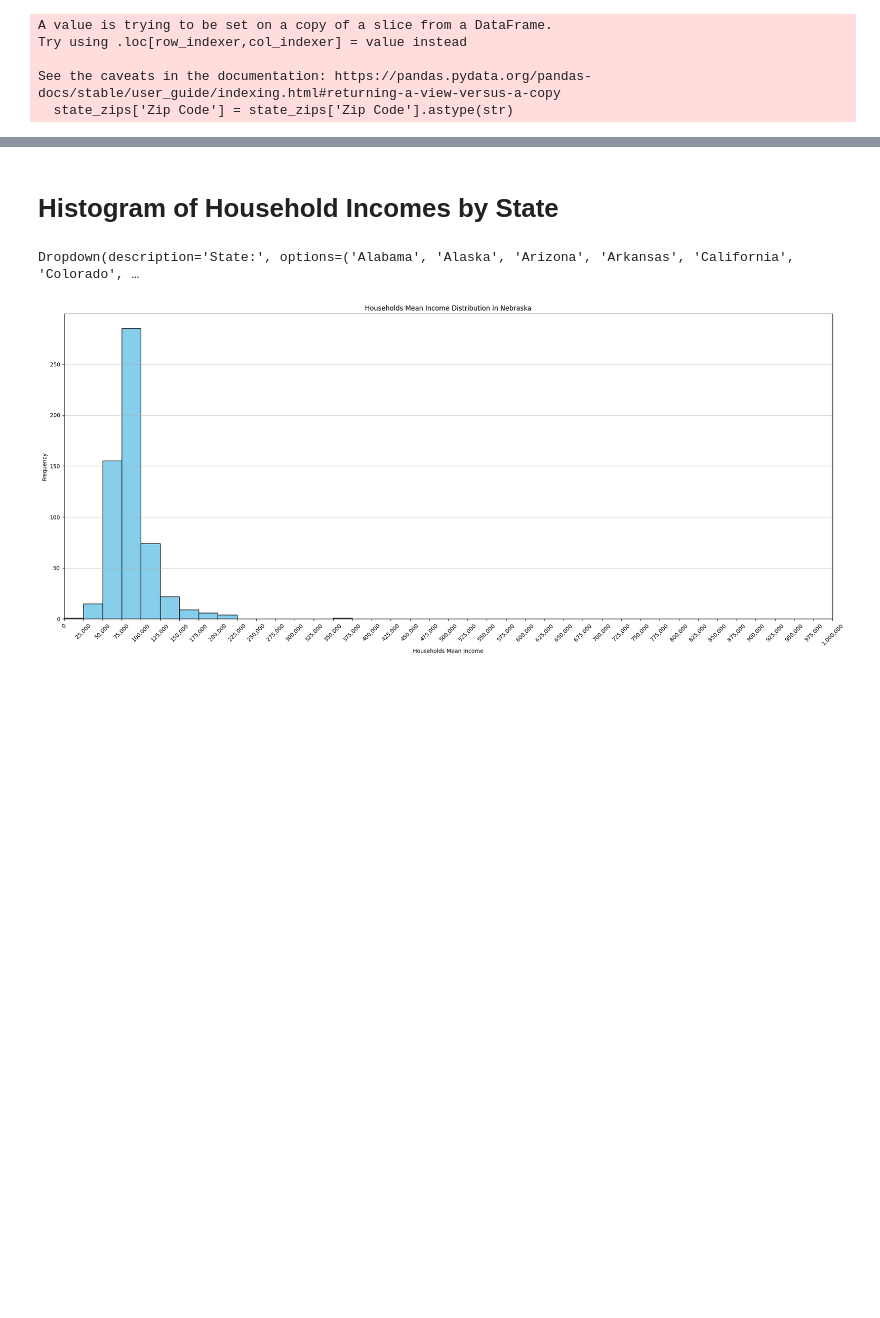
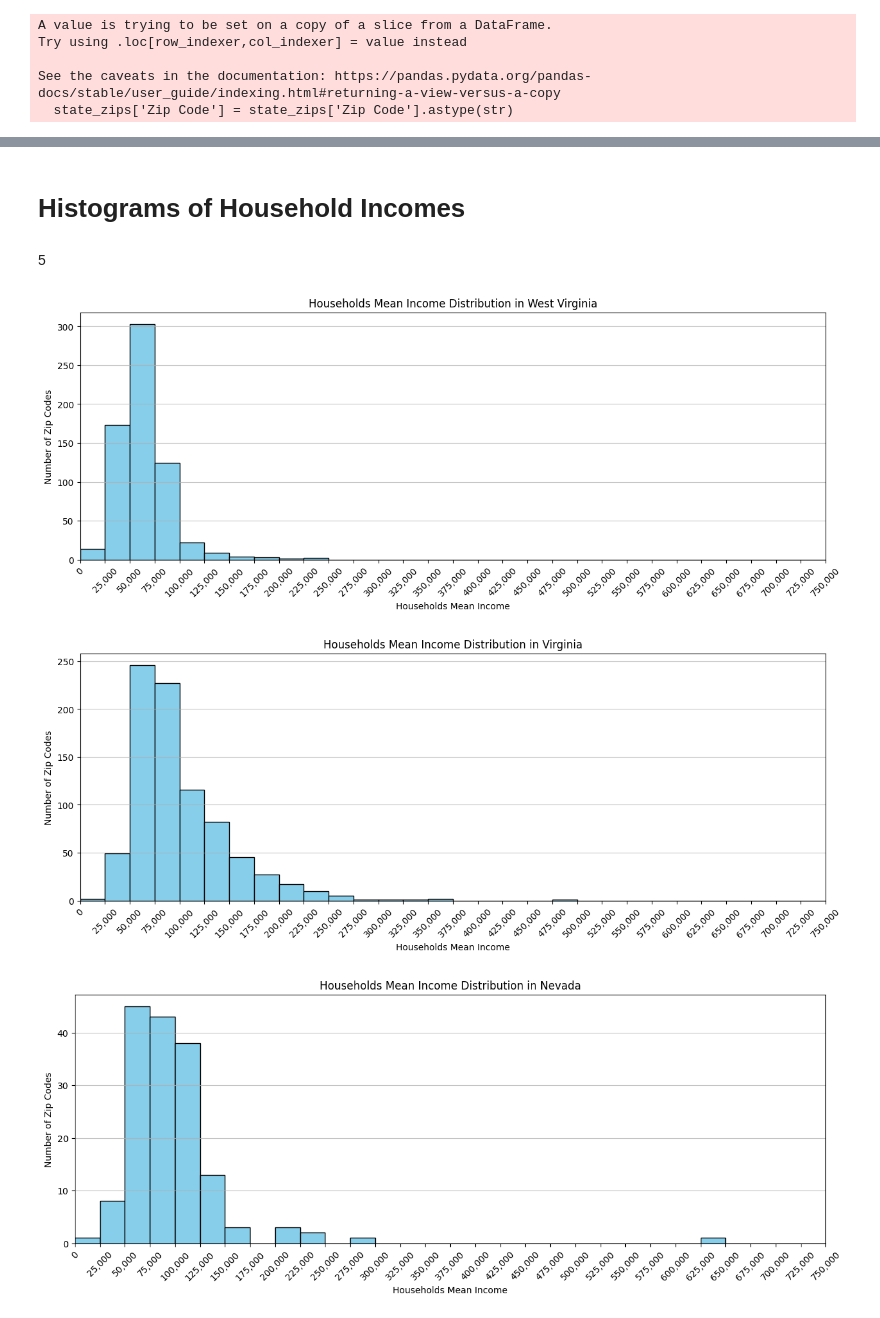
Before and after one commit to anuvrat-umich/siads_milestone1, a Jupyter notebook: data_visualization.ipynb, the cells around one changed output, grey strips where cells are left out. Drawn from its saved outputs; the diff is of its cells as text; code cells hidden in the pictures; blank space fills up the shorter version.

```diff
--- a/data_visualization.ipynb
+++ b/data_visualization.ipynb
@@ -113,5 +160,5 @@ data_merged = data_merged.sort_values(by=['Official State Name'])
 # %% [markdown]
-# Histogram of Household Incomes by State
+# Histograms of Household Incomes
 # %%
 # Define bin edges
 bin_edges = np.arange(0, 1000000 + 25000, 25000)  # +30000 to include the upper edge
@@ -121,40 +168,31 @@ def plot_histogram_for_state_with_bins(state_name):
     filtered_data = data_merged[data_merged['Official State Name'] == state_name]
 
     # Plotting the histogram with predefined bins
-    plt.figure(figsize=(25, 10))
+    plt.figure(figsize=(15, 5))
     plt.hist(filtered_data['Households Mean Income'], bins=bin_edges, color='skyblue', edgecolor='black')
     plt.title(f'Households Mean Income Distribution in {state_name}')
     plt.xlabel('Households Mean Income')
-    plt.ylabel('Frequency')
+    plt.ylabel('Number of Zip Codes')
     plt.grid(axis='y', alpha=0.75)
 
     # Rotate x-axis ticks for better readability
     plt.xticks(bin_edges, rotation=45)
 
     # Adding a x-axis limit to make the plot neater
-    plt.xlim(0, 1000000)
+    plt.xlim(0, 750000)
 
     # Set x-axis tick formatting to plain style (no scientific notation)
     plt.gca().xaxis.set_major_formatter(ticker.StrMethodFormatter('{x:,.0f}'))
 
 
     plt.show()
-# %%
-# Create the dropdown widget
-state_dropdown = widgets.Dropdown(
-    options=data_merged['Official State Name'].unique(),
-    description='State:',
-)
-
-# Event handler for when the dropdown value changes
-def on_state_selected(change):
-    plt.close('all')  # Close the existing plot to prevent overlap
-    plot_histogram_for_state_with_bins(change.new)
-
-state_dropdown.observe(on_state_selected, names='value')
-
-# Display the dropdown
-display(state_dropdown)
-# %% [output]
-Dropdown(description='State:', options=('Alabama', 'Alaska', 'Arizona', 'Arkansas', 'California', 'Colorado', …
-[figure, removed]
+# %% [markdown]
+5
+# %%
+states_to_show = ['West Virginia', 'Virginia', 'Nevada', 'Kentucky', 'Arizona']
+for s in states_to_show:
+  plot_histogram_for_state_with_bins(s)
+# %% [output]
+[figure, added]
+[figure, added]
+[figure, added]
```
Also changed, not shown: parts of 20 cells of this notebook.
